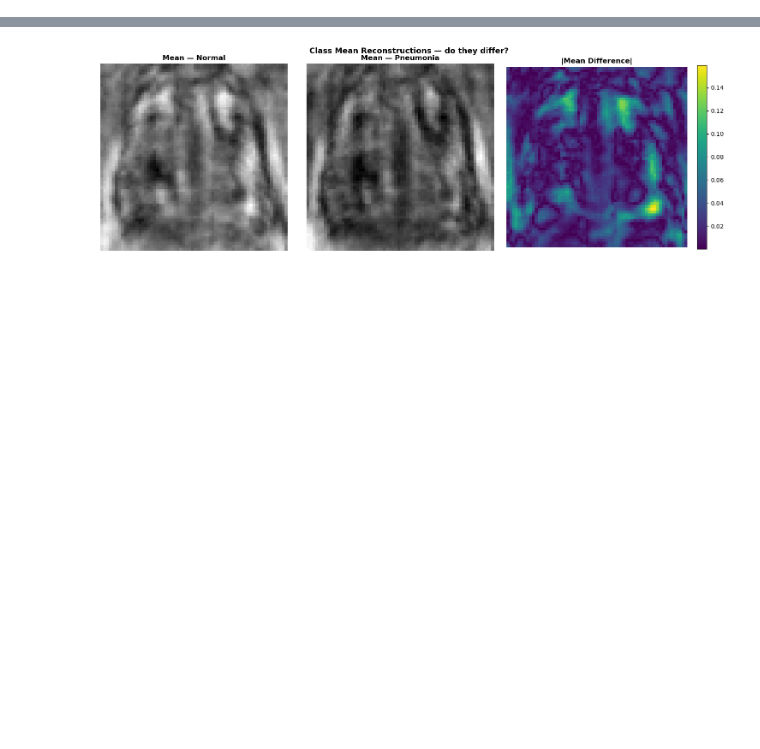
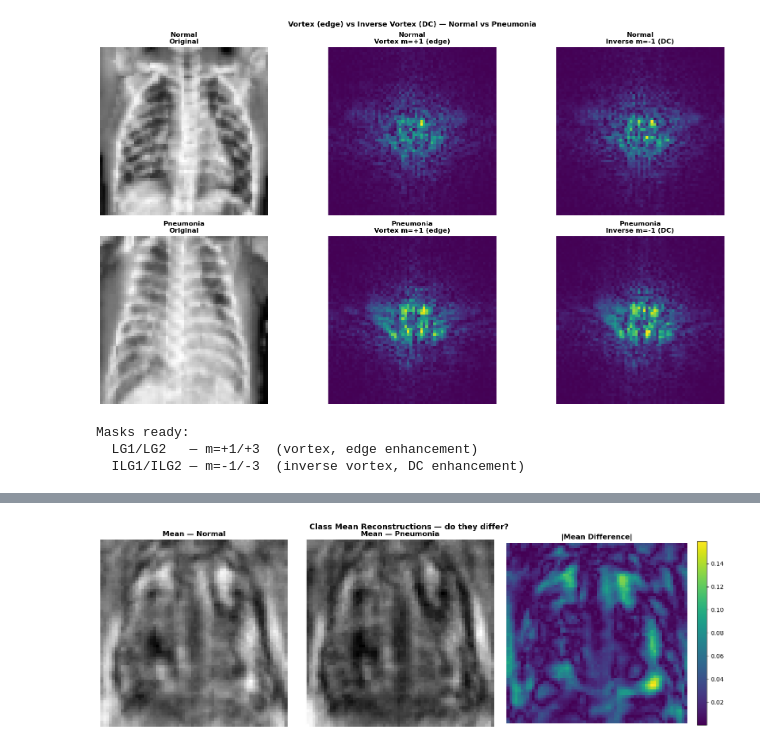
Before and after one commit to jetwidjaja96-cloud/MV, a Jupyter notebook: FI_Speckles_Complete.ipynb, the cells around one changed output, grey strips where cells are left out. Cells and saved outputs as stored; diff of their text form; code cells hidden in the pictures; blank space fills up the shorter version.

```diff
--- a/FI_Speckles_Complete.ipynb
+++ b/FI_Speckles_Complete.ipynb
@@ -348,3 +405,42 @@ NameError: name 'fi_diff_maps' is not defined
+# %%
+# ── Quick visual comparison ───────────────────────────────────────────────────
+y_ints        = np.argmax(y_train, axis=1)
+img_normal    = x_train[np.where(y_ints == 0)[0][0]]
+img_pneumonia = x_train[np.where(y_ints == 1)[0][0]]
+
+fig, axes = plt.subplots(2, 3, figsize=(18, 10))
+
+for row, (img, label) in enumerate([(img_normal,    'Normal'),
+                                     (img_pneumonia, 'Pneumonia')]):
+    s_vortex  = generate_fi_speckle(img)
+    s_inverse = generate_fi_speckle_inverse(img)
+
+    axes[row, 0].imshow(img,              cmap='gray')
+    axes[row, 0].set_title(f'{label}\nOriginal',            fontweight='bold')
+    axes[row, 0].axis('off')
+
+    axes[row, 1].imshow(s_vortex[:, :64], cmap='viridis')
+    axes[row, 1].set_title(f'{label}\nVortex m=+1 (edge)',  fontweight='bold')
+    axes[row, 1].axis('off')
+
+    axes[row, 2].imshow(s_inverse[:, :64], cmap='viridis')
+    axes[row, 2].set_title(f'{label}\nInverse m=-1 (DC)',   fontweight='bold')
+    axes[row, 2].axis('off')
+
+plt.suptitle('Vortex (edge) vs Inverse Vortex (DC) — Normal vs Pneumonia',
+             fontsize=13, fontweight='bold')
+plt.tight_layout()
+plt.savefig('vortex_vs_inverse_comparison.png', dpi=300, bbox_inches='tight')
+plt.show()
+
+print('Masks ready:')
+print('  LG1/LG2   — m=+1/+3  (vortex, edge enhancement)')
+print('  ILG1/ILG2 — m=-1/-3  (inverse vortex, DC enhancement)')
+# %% [output]
+[figure, added]
+Masks ready:
+  LG1/LG2   — m=+1/+3  (vortex, edge enhancement)
+  ILG1/ILG2 — m=-1/-3  (inverse vortex, DC enhancement)
 # %%
 import numpy as np
 import time
```
Also changed, not shown: parts of 13 cells of this notebook, 1 other file.
